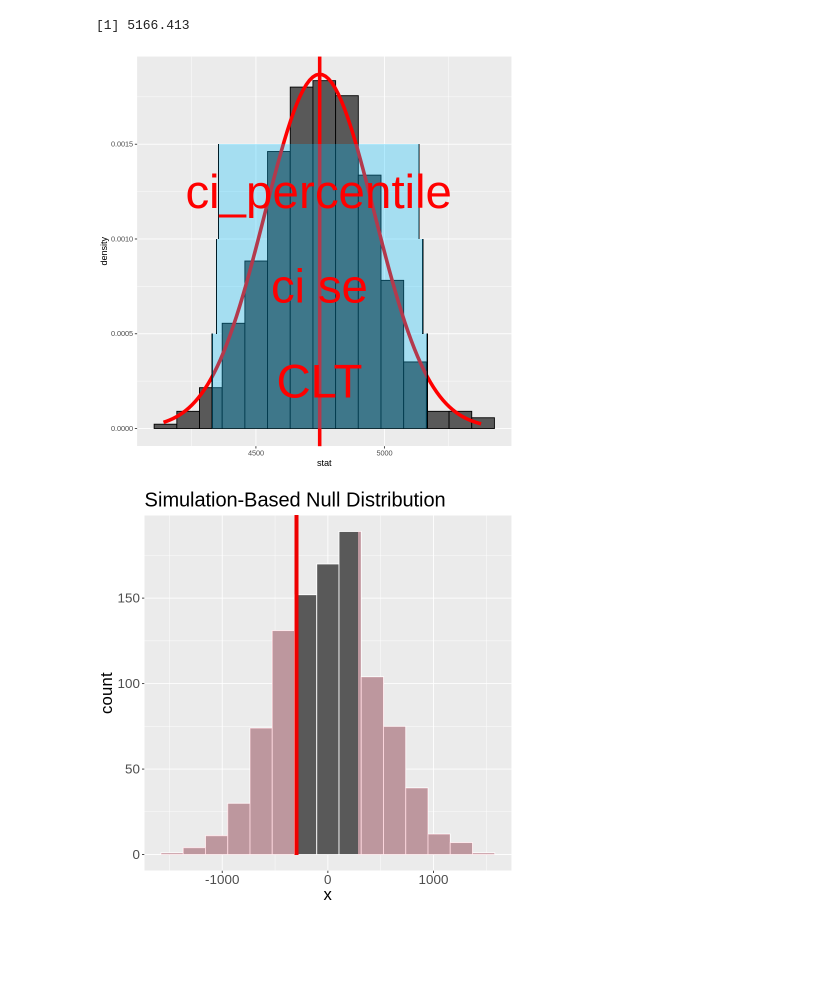
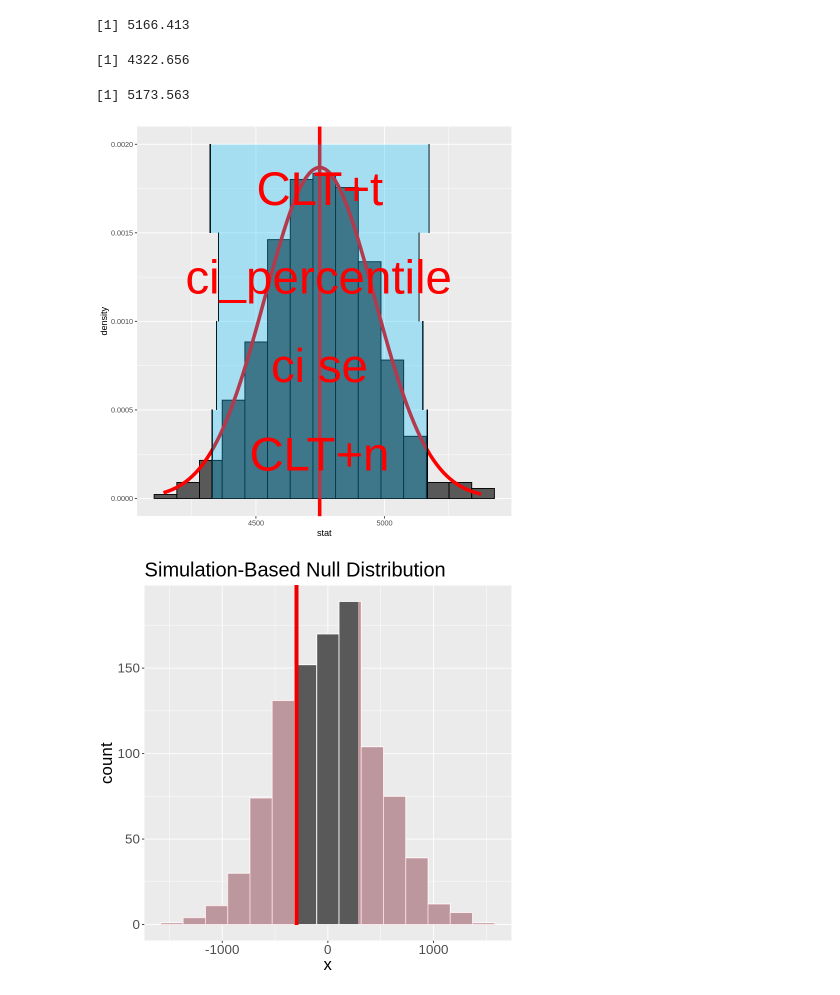
Before and after one commit to Sparsh16/STAT-201-Group-Project, a Jupyter notebook: code/code.ipynb, the cells around one changed output. Cells and saved outputs as stored; diff of their text form; code cells hidden in the pictures; blank space fills up the shorter version.

```diff
--- a/code/code.ipynb
+++ b/code/code.ipynb
@@ -335,6 +335,15 @@ upper
 # %% [output]
 [1] 4329.806
 [1] 5166.413
+# %%
+df_t <- nrow(all_BikeSharingData) - 1
+lower_t <- sample_mean + qt((1-confidence_level)/2, df_t) * se
+lower_t
+upper_t <- sample_mean + qt((1-(1-confidence_level)/2), df_t) * se
+upper_t
+# %% [output]
+[1] 4322.656
+[1] 5173.563
 # %%
 # options(repr.plot.width = default_plot_width, repr.plot.height = 2)
 # ci_plot_CLT <- ggplot() +
@@ -360,35 +369,44 @@ upper
 # %%
 # Section 3
 # Compare CI
 
 h <- 0.0005
 ggplot(bootstrap_dist, aes(x=stat)) +
 geom_histogram(aes(y = ..density..), bins = 15, colour = "black") +
 stat_function(fun = dnorm, args = list(mean = sample_mean, sd = se),
               color = "red", lwd = 2) +
   geom_vline(xintercept = sample_mean, color = "red", lwd = 2) +
   geom_segment(aes(x=lower, xend=lower, y=0, yend =h)) +
   geom_segment(aes(x=upper, xend=upper, y=0, yend =h)) +
     annotate("rect", xmin = lower, xmax = upper, ymin = 0, ymax = 0.0005,
              fill = "deepskyblue",
              alpha = 0.3) +
-    annotate("text", x=(upper+lower)/2, y=h/2, label="CLT", size = 20, color="red") +
+    annotate("text", x=(upper+lower)/2, y=h/2, label="CLT+n", size = 20, color="red") +
 
 geom_segment(aes(x=ci_se$lower_ci, xend=ci_se$lower_ci, y=h, yend =2*h)) +
   geom_segment(aes(x=ci_se$upper_ci, xend=ci_se$upper_ci, y=h, yend =2*h)) +
     annotate("rect", xmin = ci_se$lower_ci, xmax = ci_se$upper_ci, ymin = h, ymax = 2*h,
              fill = "deepskyblue",
              alpha = 0.3) +
     annotate("text", x=(ci_se$upper_ci+ci_se$lower_ci)/2, y=h/2+h, label="ci se", size = 20, color="red") +
 
 geom_segment(aes(x=ci_percentile$lower_ci, xend=ci_percentile$lower_ci, y=2*h, yend =3*h)) +
   geom_segment(aes(x=ci_percentile$upper_ci, xend=ci_percentile$upper_ci, y=2*h, yend =3*h)) +
     annotate("rect", xmin = ci_percentile$lower_ci, xmax = ci_percentile$upper_ci, ymin = 2*h, ymax = 3*h,
              fill = "deepskyblue",
              alpha = 0.3) +
-    annotate("text", x=(ci_percentile$upper_ci+ci_percentile$lower_ci)/2, y=h/2+2*h, label="ci_percentile", size = 20, color="red")
+    annotate("text", x=(ci_percentile$upper_ci+ci_percentile$lower_ci)/2, y=h/2+2*h, label="ci_percentile", size = 20, color="red") +
+
+
+
+geom_segment(aes(x=lower_t, xend=lower_t, y=3*h, yend =4*h)) +
+  geom_segment(aes(x=upper_t, xend=upper_t, y=3*h, yend =4*h)) +
+    annotate("rect", xmin = lower_t, xmax = upper_t, ymin = 3*h, ymax = 4*h,
+             fill = "deepskyblue",
+             alpha = 0.3) +
+    annotate("text", x=(lower_t+upper_t)/2, y=h/2+3*h, label="CLT+t", size = 20, color="red")
 # %% [output]
-[figure, old version]
+[figure, new version]
 # %%
 # Section 4
 # Hypothesis test
```
Also changed, not shown: 1 other file.
